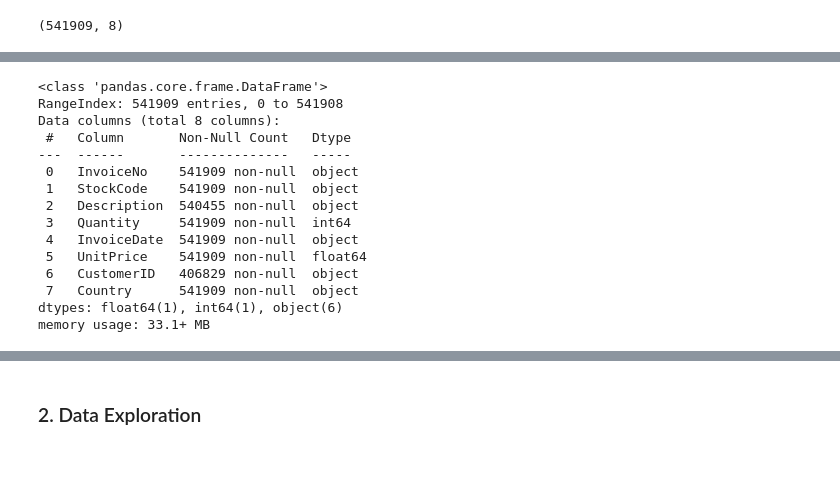
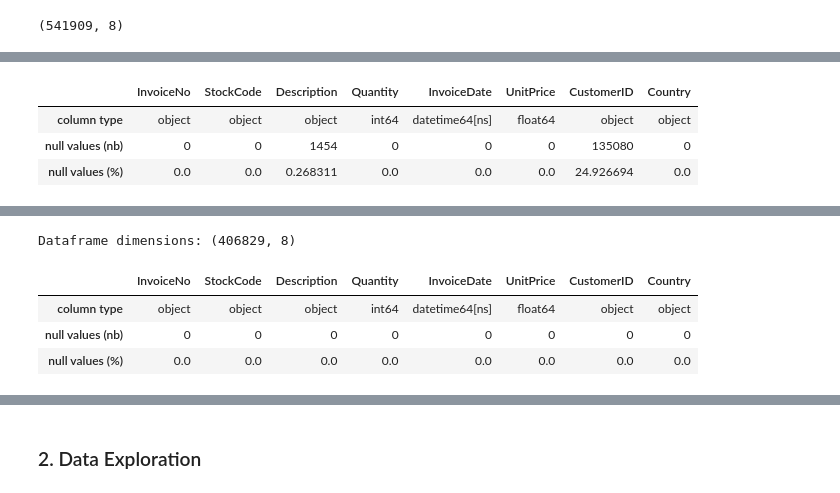
Before and after one commit to slaisha/Customer-Segmentation, a Jupyter notebook: customer segmentation.ipynb, the cells around one changed output, grey strips where cells are left out. Drawn from its saved outputs; the diff is of its cells as text; code cells hidden in the pictures; blank space fills up the shorter version.

```diff
--- a/customer segmentation.ipynb
+++ b/customer segmentation.ipynb
@@ -40,10 +40,10 @@ mpl.rc('patch', edgecolor = 'dimgray', linewidth=1)
 1. Import the dataset
 # %%
 # read the data, ensure fields are imported as str
-main_df = pd.read_csv('data.csv',encoding="ISO-8859-1", dtype={'CustomerID': str,'InvoiceID': str}) # datatype
+df = pd.read_csv('data.csv',encoding="ISO-8859-1", dtype={'CustomerID': str,'InvoiceID': str}) # datatype
 
-# named main_df b/c we will be duplicating the dataset
-main_df.head()
+# named df b/c we will be duplicating the dataset
+df.head()
 # %% [output]
 |  | InvoiceNo | StockCode | Description | Quantity | InvoiceDate | UnitPrice | CustomerID | Country |
 | 0 | 536365 | 85123A | WHITE HANGING HEART T-LIGHT HOLDER | 6 | 12/1/2010 8:26 | 2.55 | 17850 | United Kingdom |
@@ -76,8 +78,8 @@ dtype: object
 # %%
 #convert invoicedate to datetime
 
-main_df['InvoiceDate'] = pd.to_datetime(main_df['InvoiceDate'])
-main_df.head()
+df['InvoiceDate'] = pd.to_datetime(df['InvoiceDate'])
+df.head()
 # %% [output]
 |  | InvoiceNo | StockCode | Description | Quantity | InvoiceDate | UnitPrice | CustomerID | Country |
 | 0 | 536365 | 85123A | WHITE HANGING HEART T-LIGHT HOLDER | 6 | 2010-12-01 08:26:00 | 2.55 | 17850 | United Kingdom |
@@ -85,34 +87,20 @@ main_df.head()
 | 2 | 536365 | 84406B | CREAM CUPID HEARTS COAT HANGER | 8 | 2010-12-01 08:26:00 | 2.75 | 17850 | United Kingdom |
 | 3 | 536365 | 84029G | KNITTED UNION FLAG HOT WATER BOTTLE | 6 | 2010-12-01 08:26:00 | 3.39 | 17850 | United Kingdom |
 | 4 | 536365 | 84029E | RED WOOLLY HOTTIE WHITE HEART. | 6 | 2010-12-01 08:26:00 | 3.39 | 17850 | United Kingdom |
-# %%
-main_df.isna().sum()
-
-main_df.info()
-# %% [output]
-<class 'pandas.core.frame.DataFrame'>
-RangeIndex: 541909 entries, 0 to 541908
-Data columns (total 8 columns):
- #   Column       Non-Null Count   Dtype
----  ------       --------------   -----
- 0   InvoiceNo    541909 non-null  object
- 1   StockCode    541909 non-null  object
- 2   Description  540455 non-null  object
- 3   Quantity     541909 non-null  int64
- 4   InvoiceDate  541909 non-null  object
- 5   UnitPrice    541909 non-null  float64
- 6   CustomerID   406829 non-null  object
- 7   Country      541909 non-null  object
-dtypes: float64(1), int64(1), object(6)
-memory usage: 33.1+ MB
 # %%
-#____________________________________________________________
-# gives some infos on columns types and number of null values
-tab_info=pd.DataFrame(main_df.dtypes).T.rename(index={0:'column type'})
-tab_info=tab_info.append(pd.DataFrame(main_df.isnull().sum()).T.rename(index={0:'null values (nb)'}))
-tab_info=tab_info.append(pd.DataFrame(main_df.isnull().sum()/main_df.shape[0]*100).T.
+# display column types, null values, head
+tab_info=pd.DataFrame(df.dtypes).T.rename(index={0:'column type'})
+tab_info=tab_info.append(pd.DataFrame(df.isnull().sum()).T.rename(index={0:'null values (nb)'}))
+tab_info=tab_info.append(pd.DataFrame(df.isnull().sum()/df.shape[0]*100).T.
                          rename(index={0:'null values (%)'}))
 display(tab_info)
 #__________________
 # show first lines
-display(main_df[:5])
+display(df[:5])
+
+# ~25% of CustomerID values are NULL - we must drop these rows
+# %% [output]
+|  | InvoiceNo | StockCode | Description | Quantity | InvoiceDate | UnitPrice | CustomerID | Country |
+| column type | object | object | object | int64 | datetime64[ns] | float64 | object | object |
+| null values (nb) | 0 | 0 | 1454 | 0 | 0 | 0 | 135080 | 0 |
+| null values (%) | 0.0 | 0.0 | 0.268311 | 0.0 | 0.0 | 0.0 | 24.926694 | 0.0 |
@@ -119,9 +113,22 @@ display(main_df[:5])
+# %%
+# drop NULL customerID rows
+df.dropna(subset = ['CustomerID'], inplace = True)
+# choose which columns, inplace to avoid duplication of df object
+
+print('Dataframe dimensions:', df.shape)
+
+# after removing null values, there are ~407k rows left
+# %% [output]
+Dataframe dimensions: (406829, 8)
 # %%
-DataFrame(main_df.dtypes).T.rename(index={0:'column type'})
-tab_info=tab_info.append(pd.DataFrame(main_df.isnull().sum()).T.rename(index={0:'null values (nb)'}))
-tab_info=tab_info.append(pd.DataFrame(main_df.isnull().sum()/main_df.shape[0]*100).T.
+# repeated code above to check if there are any null values left
+tab_info=pd.DataFrame(df.dtypes).T.rename(index={0:'column type'})
+tab_info=tab_info.append(pd.DataFrame(df.isnull().sum()).T.rename(index={0:'null values (nb)'}))
+tab_info=tab_info.append(pd.DataFrame(df.isnull().sum()/df.shape[0]*100).T.
                          rename(index={0:'null values (%)'}))
 display(tab_info)
-#__________________
-# show first lines
-display(main_df[:5])
+# %% [output]
+|  | InvoiceNo | StockCode | Description | Quantity | InvoiceDate | UnitPrice | CustomerID | Country |
+| column type | object | object | object | int64 | datetime64[ns] | float64 | object | object |
+| null values (nb) | 0 | 0 | 0 | 0 | 0 | 0 | 0 | 0 |
+| null values (%) | 0.0 | 0.0 | 0.0 | 0.0 | 0.0 | 0.0 | 0.0 | 0.0 |
```
Also changed, not shown: parts of 14 cells of this notebook.
